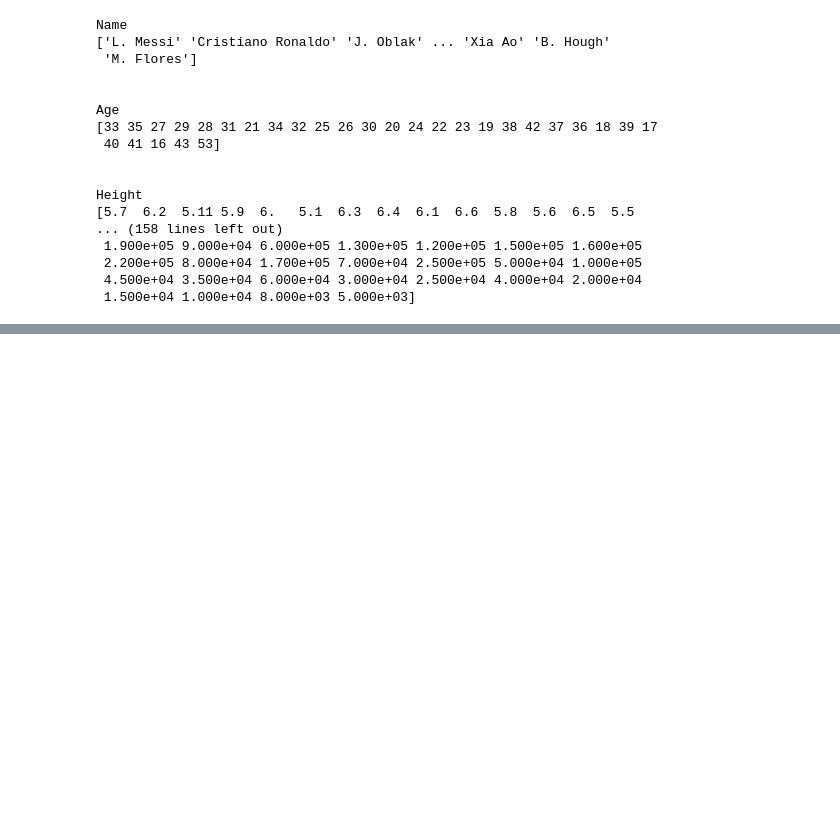
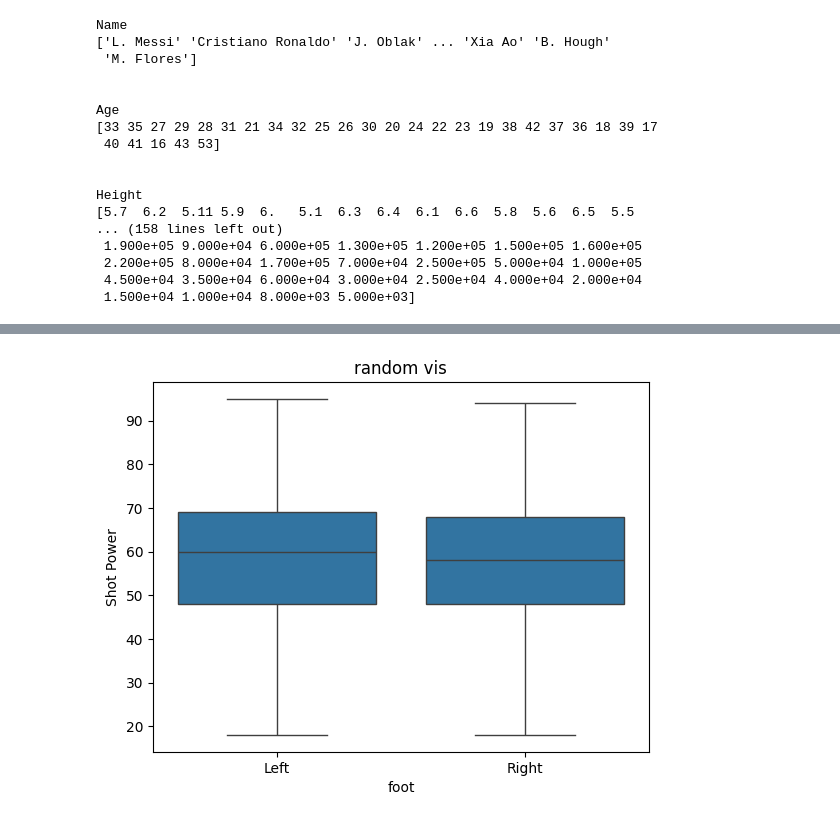
Before and after one commit to ayoub22222222/Data_Cleaning_project, a Jupyter notebook: notebook/fifa21_EDA.ipynb, the cells around one changed output, grey strips where cells are left out. Saved outputs shown, nothing was run; the diff lists cells and outputs as text; code cells hidden in the pictures; blank space fills up the shorter version.

```diff
--- a/notebook/fifa21_EDA.ipynb
+++ b/notebook/fifa21_EDA.ipynb
@@ -173,0 +157,6 @@ gr_name['Skill'].max().reset_index().tail(30)
+# %%
+sns.boxplot(x = "foot", y = "Shot Power", data = new_df)
+plt.title("random ")
+plt.show()
+# %% [output]
+[figure, added]
```
Also changed, not shown: parts of 9 cells of this notebook.
